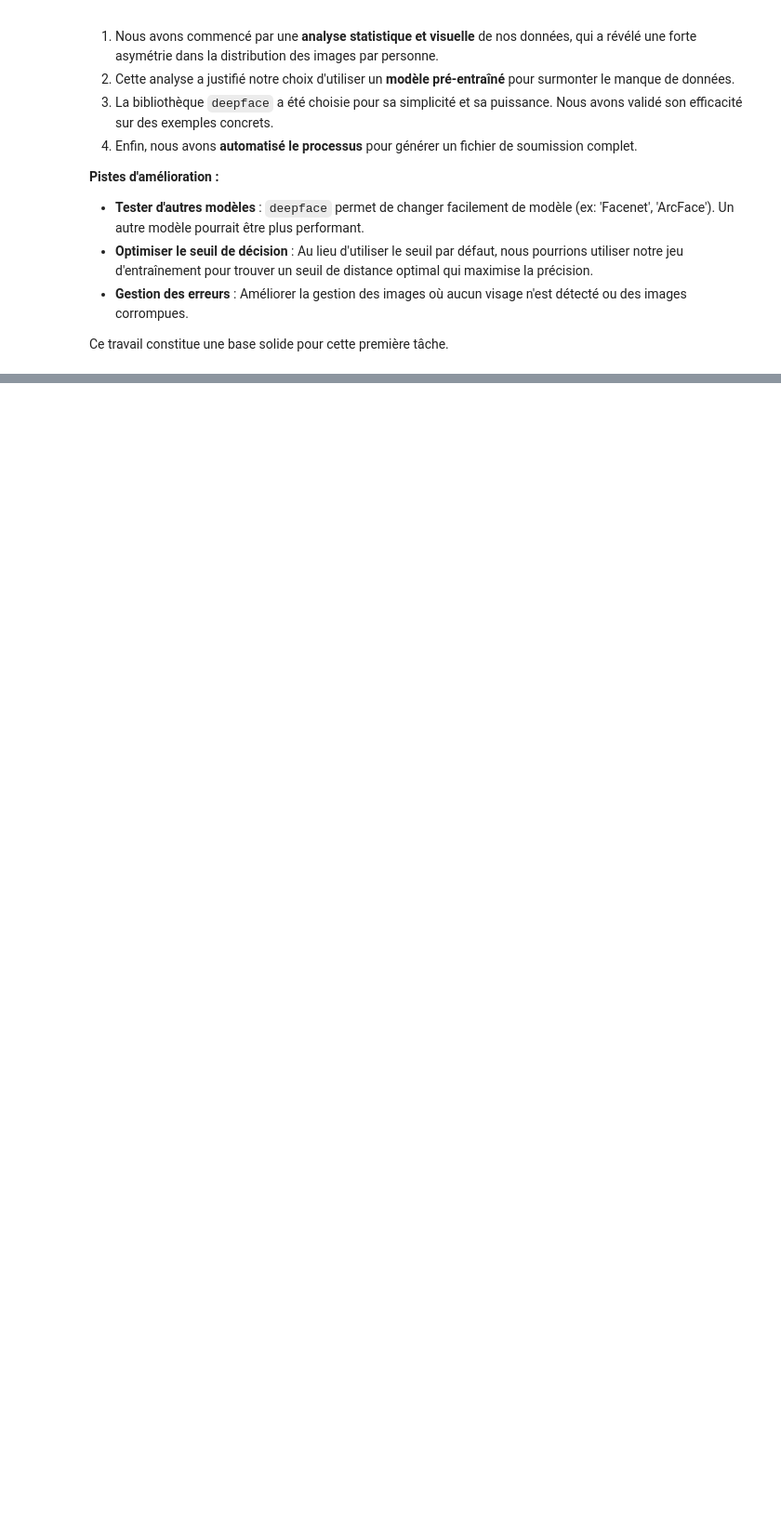
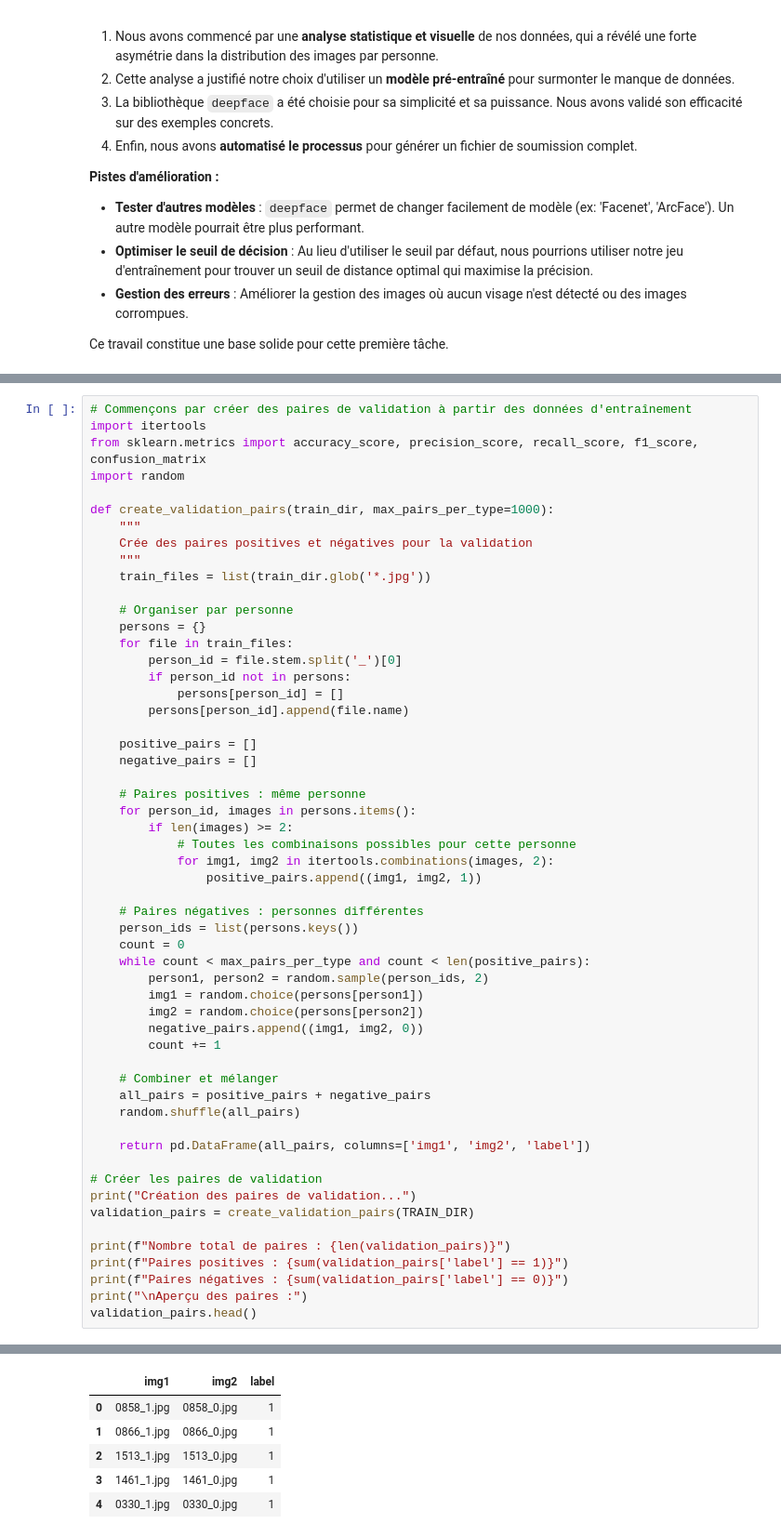
Before and after one commit to manfoya/anip-facial-ocr-challenge, a Jupyter notebook: notebooks/1_facial_recognition.ipynb, the cells around one changed output, grey strips where cells are left out. Shown at 93% size. Drawn from its saved outputs; the diff is of its cells as text; blank space fills up the shorter version.

```diff
--- a/notebooks/1_facial_recognition.ipynb
+++ b/notebooks/1_facial_recognition.ipynb
@@ -353,0 +391,56 @@ Ce travail constitue une base solide pour cette première tâche.
+# %%
+# Commençons par créer des paires de validation à partir des données d'entraînement
+import itertools
+from sklearn.metrics import accuracy_score, precision_score, recall_score, f1_score, confusion_matrix
+import random
+
+def create_validation_pairs(train_dir, max_pairs_per_type=1000):
+    """
+    Crée des paires positives et négatives pour la validation
+    """
+    train_files = list(train_dir.glob('*.jpg'))
+
+    # Organiser par personne
+    persons = {}
+    for file in train_files:
+        person_id = file.stem.split('_')[0]
+        if person_id not in persons:
+            persons[person_id] = []
+        persons[person_id].append(file.name)
+
+    positive_pairs = []
+    negative_pairs = []
+
+    # Paires positives : même personne
+    for person_id, images in persons.items():
+        if len(images) >= 2:
+            # Toutes les combinaisons possibles pour cette personne
+            for img1, img2 in itertools.combinations(images, 2):
+                positive_pairs.append((img1, img2, 1))
+
+    # Paires négatives : personnes différentes
+    person_ids = list(persons.keys())
+    count = 0
+    while count < max_pairs_per_type and count < len(positive_pairs):
+        person1, person2 = random.sample(person_ids, 2)
+        img1 = random.choice(persons[person1])
+        img2 = random.choice(persons[person2])
+        negative_pairs.append((img1, img2, 0))
+        count += 1
+
+    # Combiner et mélanger
+    all_pairs = positive_pairs + negative_pairs
+    random.shuffle(all_pairs)
+
+    return pd.DataFrame(all_pairs, columns=['img1', 'img2', 'label'])
+
+# Créer les paires de validation
+print("Création des paires de validation...")
+validation_pairs = create_validation_pairs(TRAIN_DIR)
+
+print(f"Nombre total de paires : {len(validation_pairs)}")
+print(f"Paires positives : {sum(validation_pairs['label'] == 1)}")
+print(f"Paires négatives : {sum(validation_pairs['label'] == 0)}")
+print("\nAperçu des paires :")
+validation_pairs.head()
+# %% [output]
@@ -353,0 +453,6 @@ Ce travail constitue une base solide pour cette première tâche.
+|  | img1 | img2 | label |
+| 0 | 0858_1.jpg | 0858_0.jpg | 1 |
+| 1 | 0866_1.jpg | 0866_0.jpg | 1 |
+| 2 | 1513_1.jpg | 1513_0.jpg | 1 |
+| 3 | 1461_1.jpg | 1461_0.jpg | 1 |
+| 4 | 0330_1.jpg | 0330_0.jpg | 1 |
```
Also changed, not shown: parts of 18 cells of this notebook.
